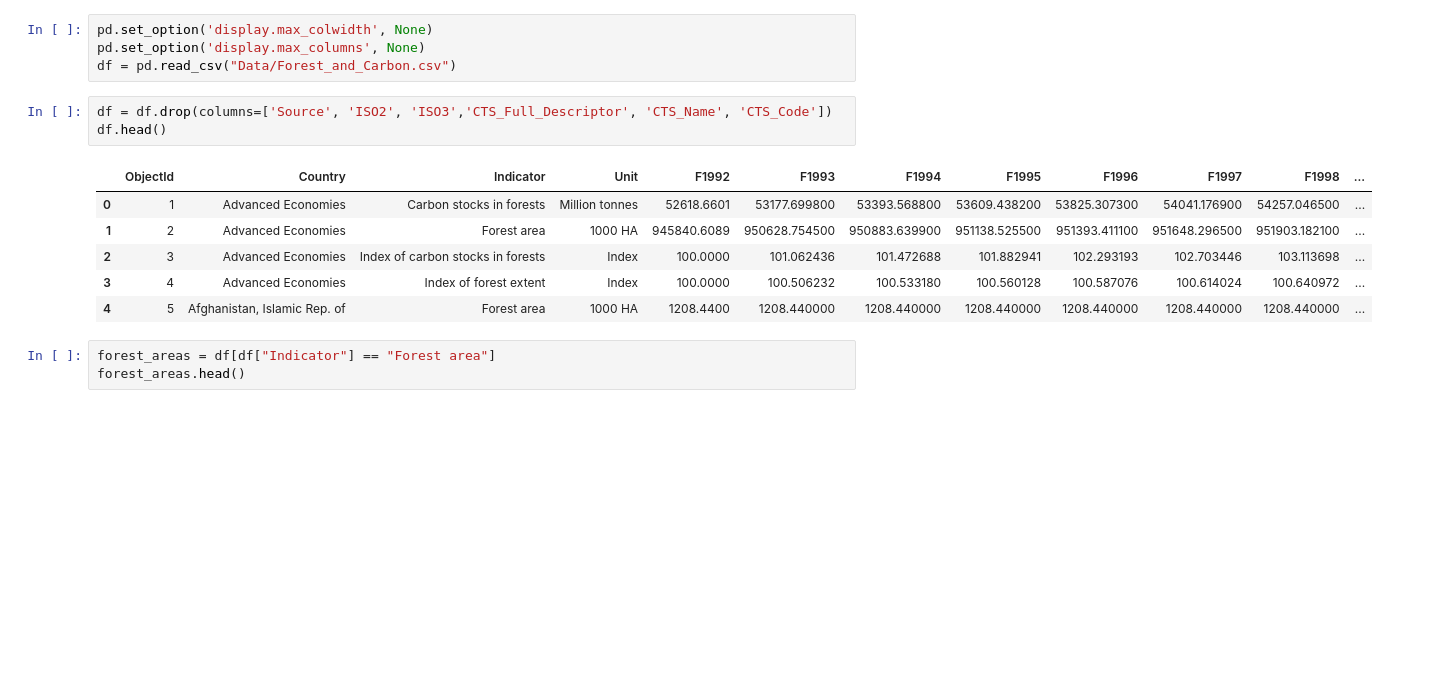
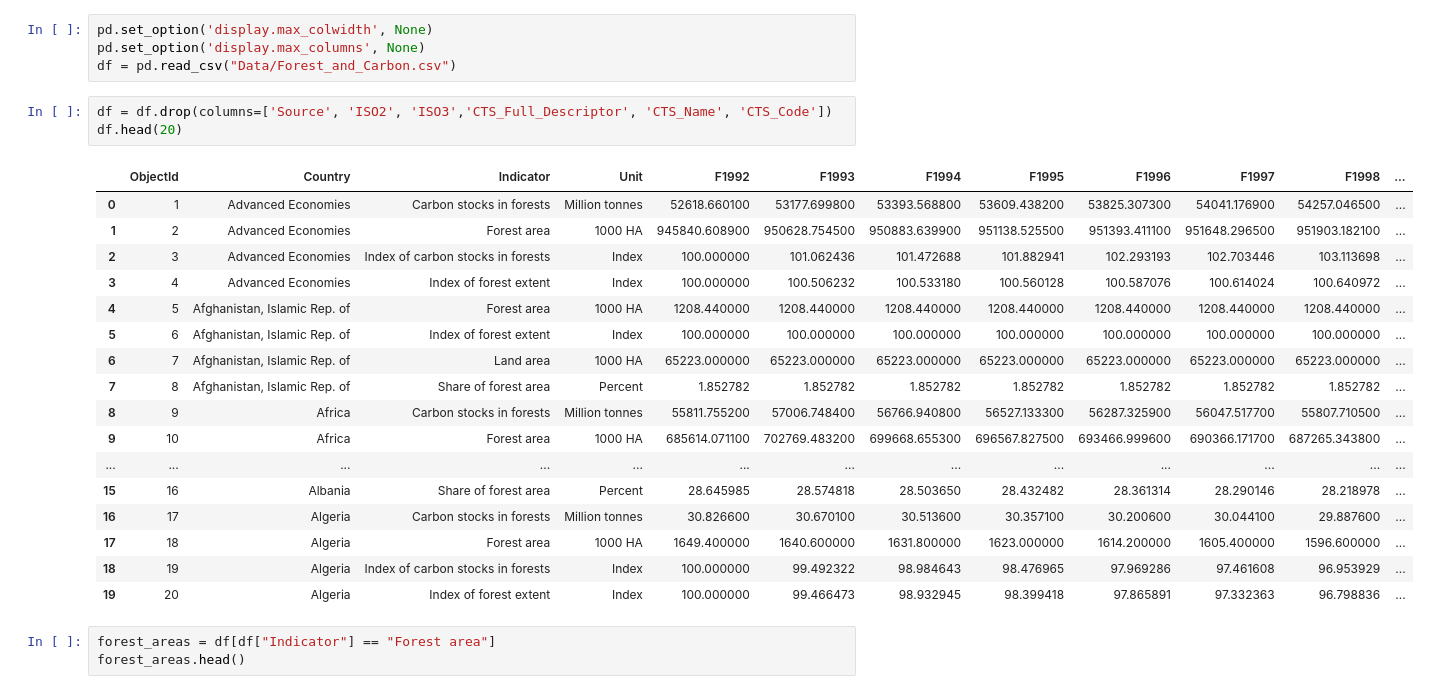
Before and after one commit to sdata07/Forest-Area-Predictor, a Jupyter notebook: main/main.ipynb, the cells around one changed output. Drawn from its saved outputs; the diff is of its cells as text; blank space fills up the shorter version.

```diff
--- a/main/main.ipynb
+++ b/main/main.ipynb
@@ -10,14 +10,25 @@ pd.set_option('display.max_columns', None)
 df = pd.read_csv("Data/Forest_and_Carbon.csv")
 # %%
 df = df.drop(columns=['Source', 'ISO2', 'ISO3','CTS_Full_Descriptor', 'CTS_Name', 'CTS_Code'])
-df.head()
+df.head(20)
 # %% [output]
 |  | ObjectId | Country | Indicator | Unit | F1992 | F1993 | F1994 | F1995 | F1996 | F1997 | F1998 | ... |
-| 0 | 1 | Advanced Economies | Carbon stocks in forests | Million tonnes | 52618.6601 | 53177.699800 | 53393.568800 | 53609.438200 | 53825.307300 | 54041.176900 | 54257.046500 | ... |
-| 1 | 2 | Advanced Economies | Forest area | 1000 HA | 945840.6089 | 950628.754500 | 950883.639900 | 951138.525500 | 951393.411100 | 951648.296500 | 951903.182100 | ... |
-| 2 | 3 | Advanced Economies | Index of carbon stocks in forests | Index | 100.0000 | 101.062436 | 101.472688 | 101.882941 | 102.293193 | 102.703446 | 103.113698 | ... |
-| 3 | 4 | Advanced Economies | Index of forest extent | Index | 100.0000 | 100.506232 | 100.533180 | 100.560128 | 100.587076 | 100.614024 | 100.640972 | ... |
-| 4 | 5 | Afghanistan, Islamic Rep. of | Forest area | 1000 HA | 1208.4400 | 1208.440000 | 1208.440000 | 1208.440000 | 1208.440000 | 1208.440000 | 1208.440000 | ... |
+| 0 | 1 | Advanced Economies | Carbon stocks in forests | Million tonnes | 52618.660100 | 53177.699800 | 53393.568800 | 53609.438200 | 53825.307300 | 54041.176900 | 54257.046500 | ... |
+| 1 | 2 | Advanced Economies | Forest area | 1000 HA | 945840.608900 | 950628.754500 | 950883.639900 | 951138.525500 | 951393.411100 | 951648.296500 | 951903.182100 | ... |
+| 2 | 3 | Advanced Economies | Index of carbon stocks in forests | Index | 100.000000 | 101.062436 | 101.472688 | 101.882941 | 102.293193 | 102.703446 | 103.113698 | ... |
+| 3 | 4 | Advanced Economies | Index of forest extent | Index | 100.000000 | 100.506232 | 100.533180 | 100.560128 | 100.587076 | 100.614024 | 100.640972 | ... |
+| 4 | 5 | Afghanistan, Islamic Rep. of | Forest area | 1000 HA | 1208.440000 | 1208.440000 | 1208.440000 | 1208.440000 | 1208.440000 | 1208.440000 | 1208.440000 | ... |
+| 5 | 6 | Afghanistan, Islamic Rep. of | Index of forest extent | Index | 100.000000 | 100.000000 | 100.000000 | 100.000000 | 100.000000 | 100.000000 | 100.000000 | ... |
+| 6 | 7 | Afghanistan, Islamic Rep. of | Land area | 1000 HA | 65223.000000 | 65223.000000 | 65223.000000 | 65223.000000 | 65223.000000 | 65223.000000 | 65223.000000 | ... |
+| 7 | 8 | Afghanistan, Islamic Rep. of | Share of forest area | Percent | 1.852782 | 1.852782 | 1.852782 | 1.852782 | 1.852782 | 1.852782 | 1.852782 | ... |
+| 8 | 9 | Africa | Carbon stocks in forests | Million tonnes | 55811.755200 | 57006.748400 | 56766.940800 | 56527.133300 | 56287.325900 | 56047.517700 | 55807.710500 | ... |
+| 9 | 10 | Africa | Forest area | 1000 HA | 685614.071100 | 702769.483200 | 699668.655300 | 696567.827500 | 693466.999600 | 690366.171700 | 687265.343800 | ... |
+| ... | ... | ... | ... | ... | ... | ... | ... | ... | ... | ... | ... | ... |
+| 15 | 16 | Albania | Share of forest area | Percent | 28.645985 | 28.574818 | 28.503650 | 28.432482 | 28.361314 | 28.290146 | 28.218978 | ... |
+| 16 | 17 | Algeria | Carbon stocks in forests | Million tonnes | 30.826600 | 30.670100 | 30.513600 | 30.357100 | 30.200600 | 30.044100 | 29.887600 | ... |
+| 17 | 18 | Algeria | Forest area | 1000 HA | 1649.400000 | 1640.600000 | 1631.800000 | 1623.000000 | 1614.200000 | 1605.400000 | 1596.600000 | ... |
+| 18 | 19 | Algeria | Index of carbon stocks in forests | Index | 100.000000 | 99.492322 | 98.984643 | 98.476965 | 97.969286 | 97.461608 | 96.953929 | ... |
+| 19 | 20 | Algeria | Index of forest extent | Index | 100.000000 | 99.466473 | 98.932945 | 98.399418 | 97.865891 | 97.332363 | 96.798836 | ... |
 # %%
 forest_areas = df[df["Indicator"] == "Forest area"]
 forest_areas.head()
```
Also changed, not shown: parts of 12 cells of this notebook.
